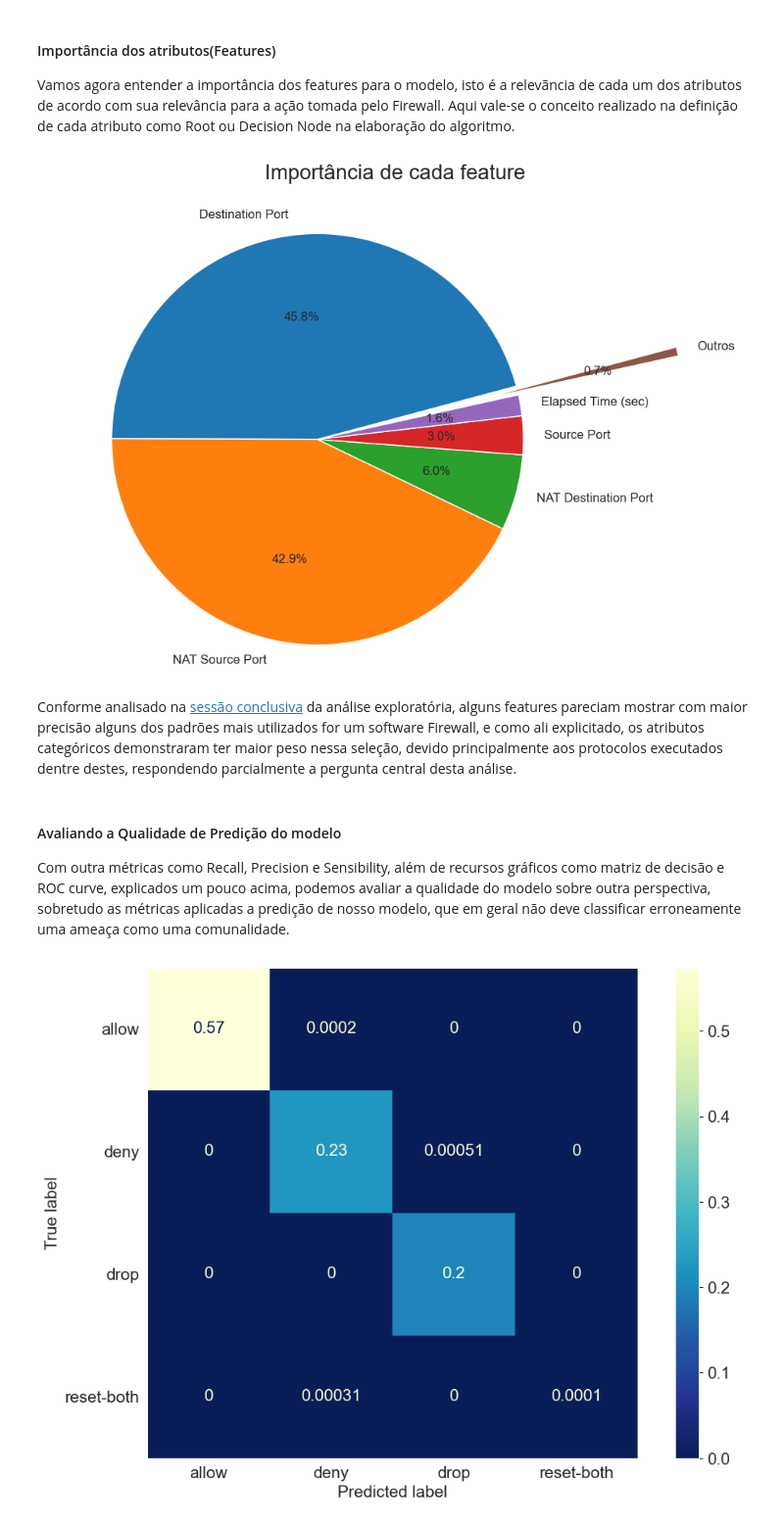
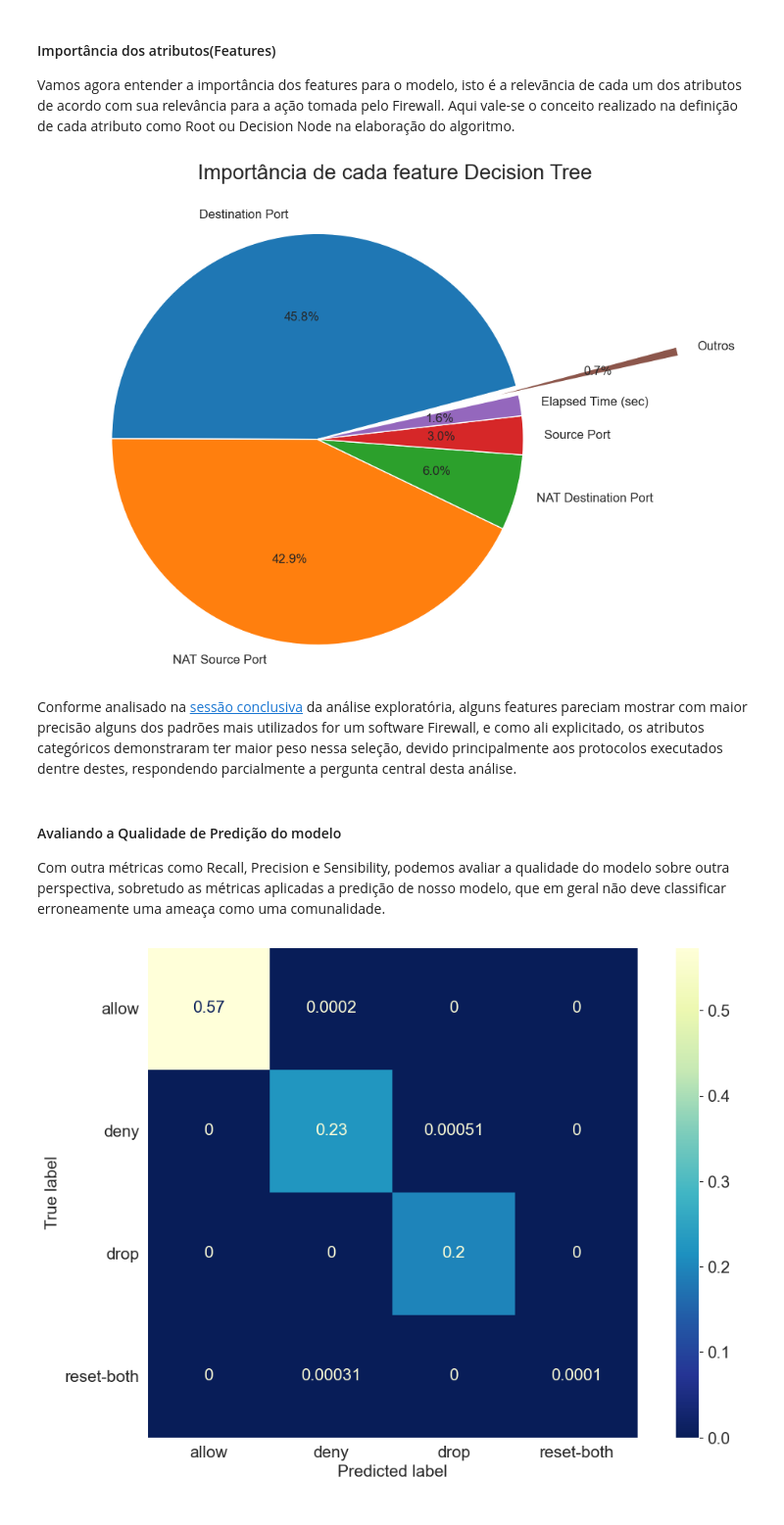
Before and after one commit to leticiacb1/Aviation_Accident_Analysis, a Jupyter notebook: Firewall_Project_Cdados2.ipynb, the cells around one changed output. Shown at 98% size. Drawn from its saved outputs; the diff is of its cells as text; code cells hidden in the pictures.

```diff
--- a/Firewall_Project_Cdados2.ipynb
+++ b/Firewall_Project_Cdados2.ipynb
@@ -2262,41 +2323,41 @@ Vamos agora entender a importância dos features para o modelo, isto é a relev
 # %%
 #Fazendo seleção dos atributos utilizados
 sns.set_style(style="darkgrid")
 plt.figure(figsize=(12,8))
 
 importancia =pd.Series(arvore.feature_importances_,index=X_train.columns)
 importancia = importancia.sort_values(ascending=False)
 importancia1 = importancia.sort_values(ascending=True)
 importance = []
 outros = 0
 
 for feature in importancia:
     if feature>1/100:
         importance.append(feature)
     else:
         outros+=feature
 importance.append(outros)
 importance = pd.Series(importance,index=list(importancia[:5].index)+['Outros'])
 
 
 #Plotando gráfico de pizza
 plt.pie(importance,labels=importance.index,
         explode= [0]*5+[0.8],autopct='%1.1f%%',shadow=False, startangle=15,
        textprops={'size':12})
 plt.axis('equal')
 #Plota o nível de importância de cada atributo para o modelo
-plt.title("Importância de cada feature\n",size=20)
+plt.title("Importância de cada feature Decision Tree\n",size=20)
 # plt.xlabel('Nível de Importância')
 plt.show()
 #importancia
 # %% [output]
-[figure, old version]
+[figure, new version]
 # %% [markdown]
 Conforme analisado na [sessão conclusiva](#conclusao1) da análise exploratória, alguns features pareciam mostrar com maior precisão alguns dos padrões mais utilizados for um software Firewall, e como ali explicitado, os atributos categóricos demonstraram ter maior peso nessa seleção, devido principalmente aos protocolos executados dentre destes, respondendo parcialmente a pergunta central desta análise.
 # %% [markdown]
 #### Avaliando a Qualidade de Predição do modelo
 
-Com outra métricas como Recall, Precision e Sensibility, além de recursos gráficos como matriz de decisão e ROC curve, explicados um pouco acima, podemos avaliar a qualidade do modelo sobre outra perspectiva, sobretudo as métricas aplicadas a predição de nosso modelo, que em geral não deve classificar erroneamente uma ameaça como uma comunalidade.
+Com outra métricas como Recall, Precision e Sensibility, podemos avaliar a qualidade do modelo sobre outra perspectiva, sobretudo as métricas aplicadas a predição de nosso modelo, que em geral não deve classificar erroneamente uma ameaça como uma comunalidade.
 # %%
 # Criando figura e ajudatando eixos.
 fig , ax = plt.subplots(figsize=(12,8))
```
Also changed, not shown: parts of 31 cells of this notebook.
